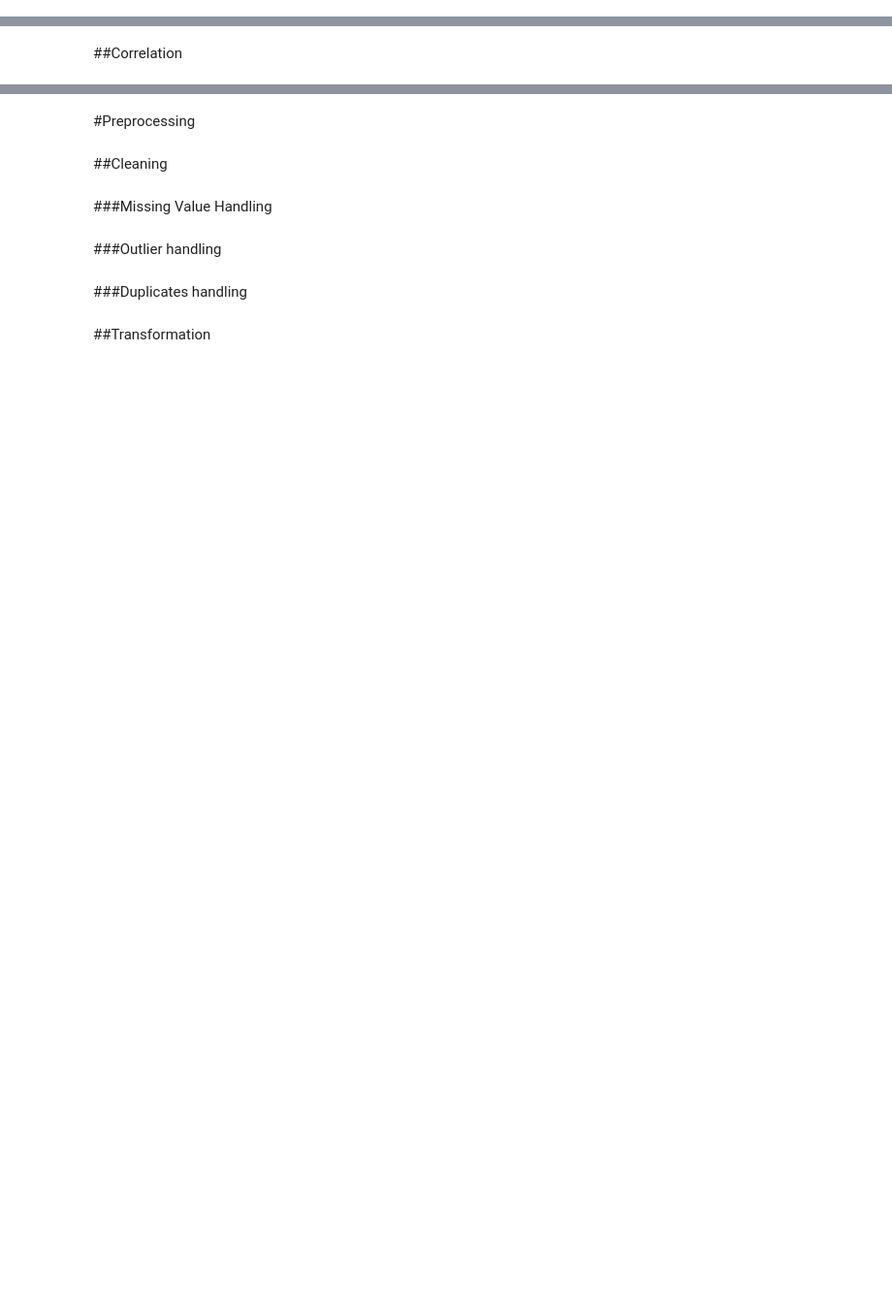
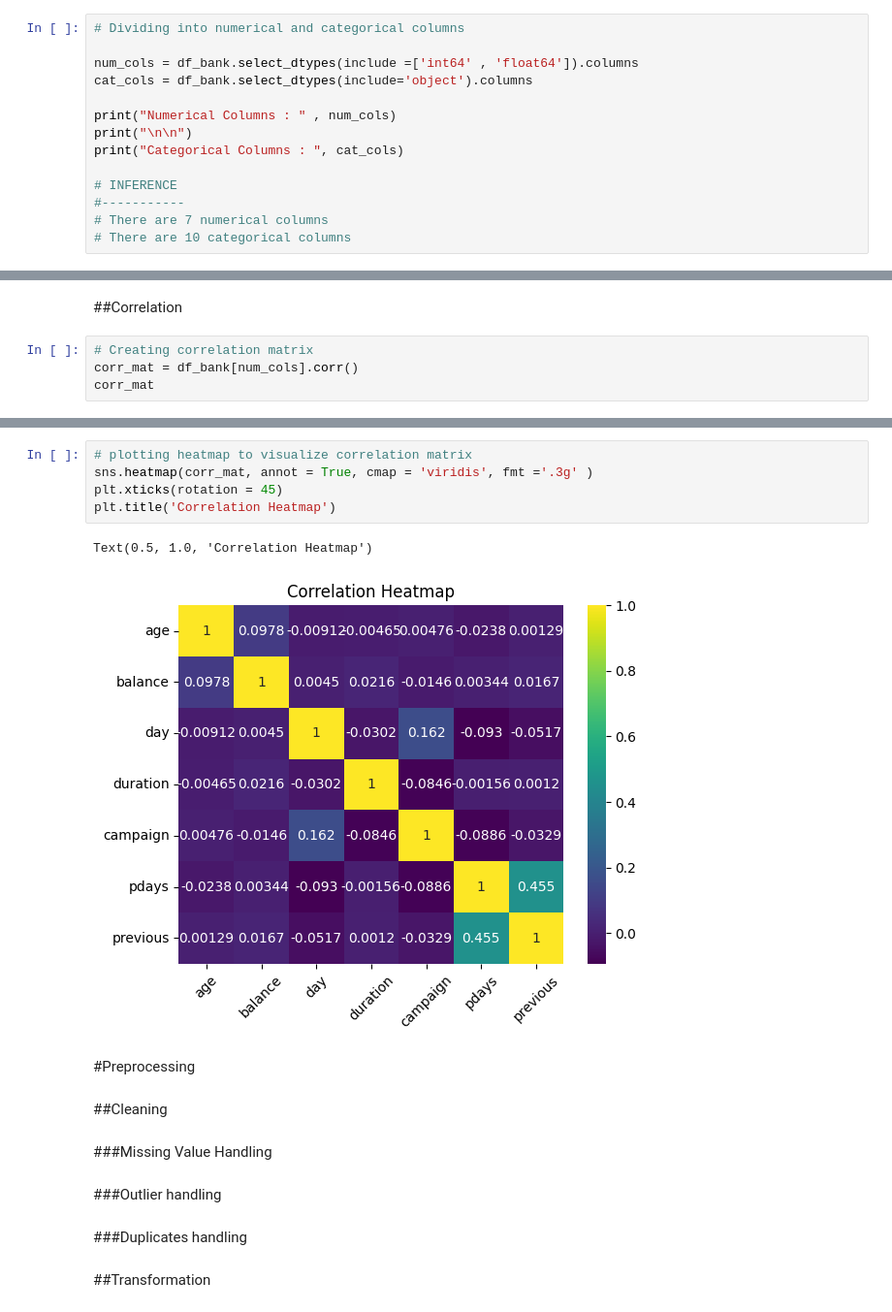
Before and after one commit to Priya-on-loop/Bank_management_model, a Jupyter notebook: Bank_Management.ipynb, the cells around one changed output, grey strips where cells are left out. Shown at 97% size. Cells and saved outputs as stored; diff of their text form; blank space fills up the shorter version.

```diff
--- a/Bank_Management.ipynb
+++ b/Bank_Management.ipynb
@@ -10,0 +77,14 @@
+# %%
+# Dividing into numerical and categorical columns
+
+num_cols = df_bank.select_dtypes(include =['int64' , 'float64']).columns
+cat_cols = df_bank.select_dtypes(include='object').columns
+
+print("Numerical Columns : " , num_cols)
+print("\n\n")
+print("Categorical Columns : ", cat_cols)
+
+# INFERENCE
+#-----------
+# There are 7 numerical columns
+# There are 10 categorical columns
@@ -15,2 +217,6 @@
 # %% [markdown]
 ##Correlation
+# %%
+# Creating correlation matrix
+corr_mat = df_bank[num_cols].corr()
+corr_mat
@@ -17,3 +232,11 @@
+# %%
+# plotting heatmap to visualize correlation matrix
+sns.heatmap(corr_mat, annot = True, cmap = 'viridis', fmt ='.3g' )
+plt.xticks(rotation = 45)
+plt.title('Correlation Heatmap')
+# %% [output]
+Text(0.5, 1.0, 'Correlation Heatmap')
+[figure, added]
 # %% [markdown]
 #Preprocessing
 # %% [markdown]
```
Also changed, not shown: parts of 15 cells of this notebook.
